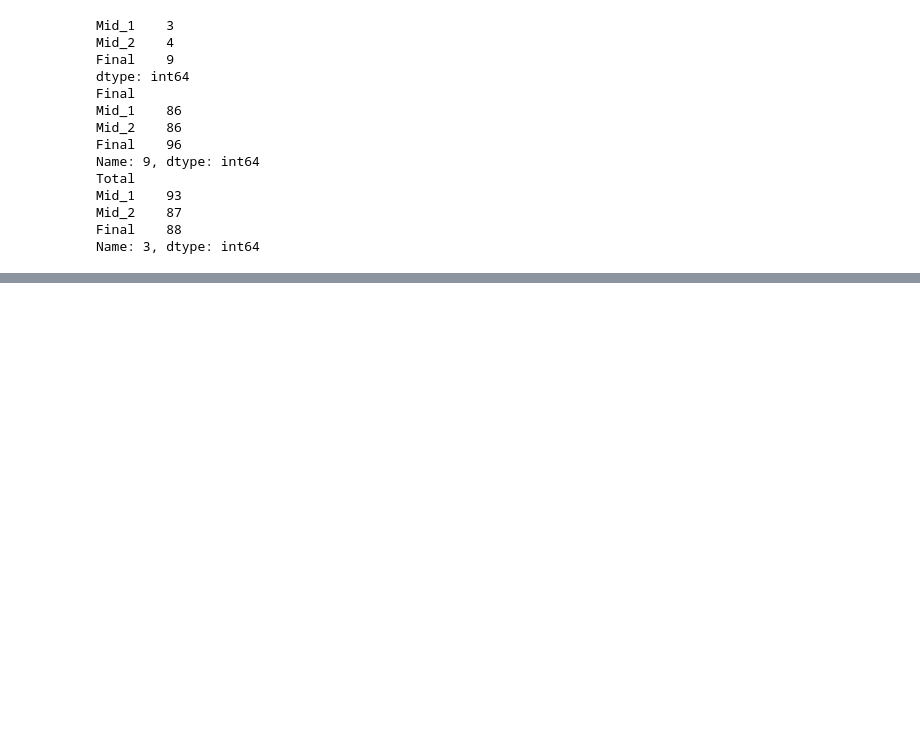
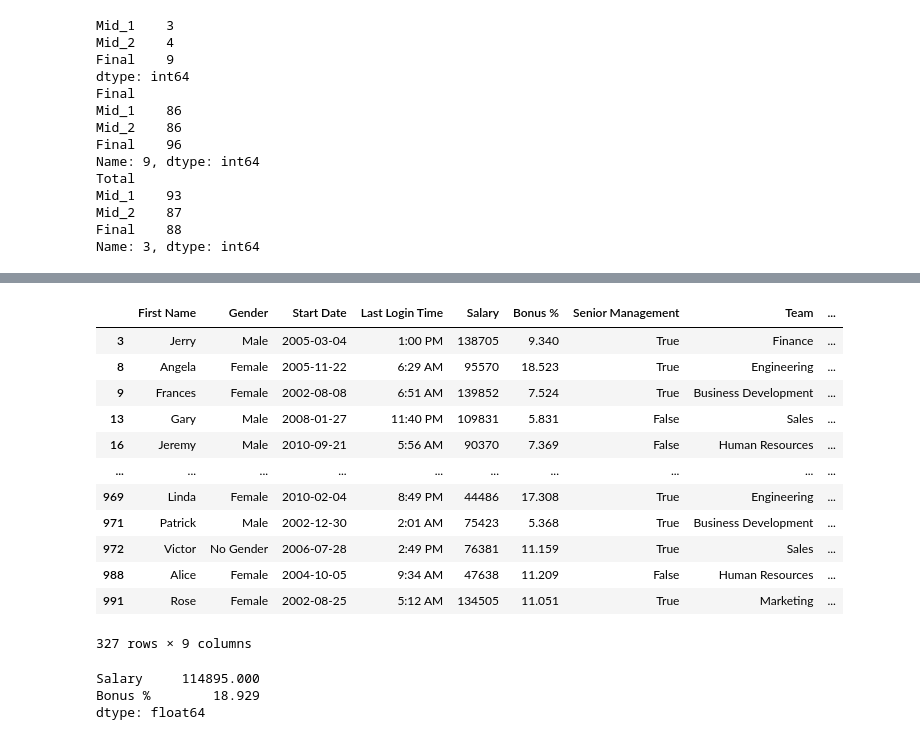
Before and after one commit to lc0312/COSC502, a Jupyter notebook: hw2_Liu.ipynb, the cells around one changed output, grey strips where cells are left out. Saved outputs shown, nothing was run; the diff lists cells and outputs as text; code cells hidden in the pictures; blank space fills up the shorter version.

```diff
--- a/hw2_Liu.ipynb
+++ b/hw2_Liu.ipynb
@@ -262,0 +510,26 @@ Name: 3, dtype: int64
+# %%
+# 13. Find the employees who joined in the years between  2000-2010.
+df.loc[ (df['Start Date'] >= '2000-01-01') & (df['Start Date']<='2010-12-31')]
+# %% [output]
+|  | First Name | Gender | Start Date | Last Login Time | Salary | Bonus % | Senior Management | Team | ... |
+| 3 | Jerry | Male | 2005-03-04 | 1:00 PM | 138705 | 9.340 | True | Finance | ... |
+| 8 | Angela | Female | 2005-11-22 | 6:29 AM | 95570 | 18.523 | True | Engineering | ... |
+| 9 | Frances | Female | 2002-08-08 | 6:51 AM | 139852 | 7.524 | True | Business Development | ... |
+| 13 | Gary | Male | 2008-01-27 | 11:40 PM | 109831 | 5.831 | False | Sales | ... |
+| 16 | Jeremy | Male | 2010-09-21 | 5:56 AM | 90370 | 7.369 | False | Human Resources | ... |
+| ... | ... | ... | ... | ... | ... | ... | ... | ... | ... |
+| 969 | Linda | Female | 2010-02-04 | 8:49 PM | 44486 | 17.308 | True | Engineering | ... |
+| 971 | Patrick | Male | 2002-12-30 | 2:01 AM | 75423 | 5.368 | True | Business Development | ... |
+| 972 | Victor | No Gender | 2006-07-28 | 2:49 PM | 76381 | 11.159 | True | Sales | ... |
+| 988 | Alice | Female | 2004-10-05 | 9:34 AM | 47638 | 11.209 | False | Human Resources | ... |
+| 991 | Rose | Female | 2002-08-25 | 5:12 AM | 134505 | 11.051 | True | Marketing | ... |
+327 rows × 9 columns
+# %%
+# 14. Use  apply() to find the difference between Max and Min  Salary and Max and Min Bonus.
+import numpy as np
+df_14 = df[['Salary','Bonus %']]
+df_14.apply(np.ptp, axis=0)
+# %% [output]
+Salary     114895.000
+Bonus %        18.929
+dtype: float64
```
Also changed, not shown: parts of 13 cells of this notebook.
